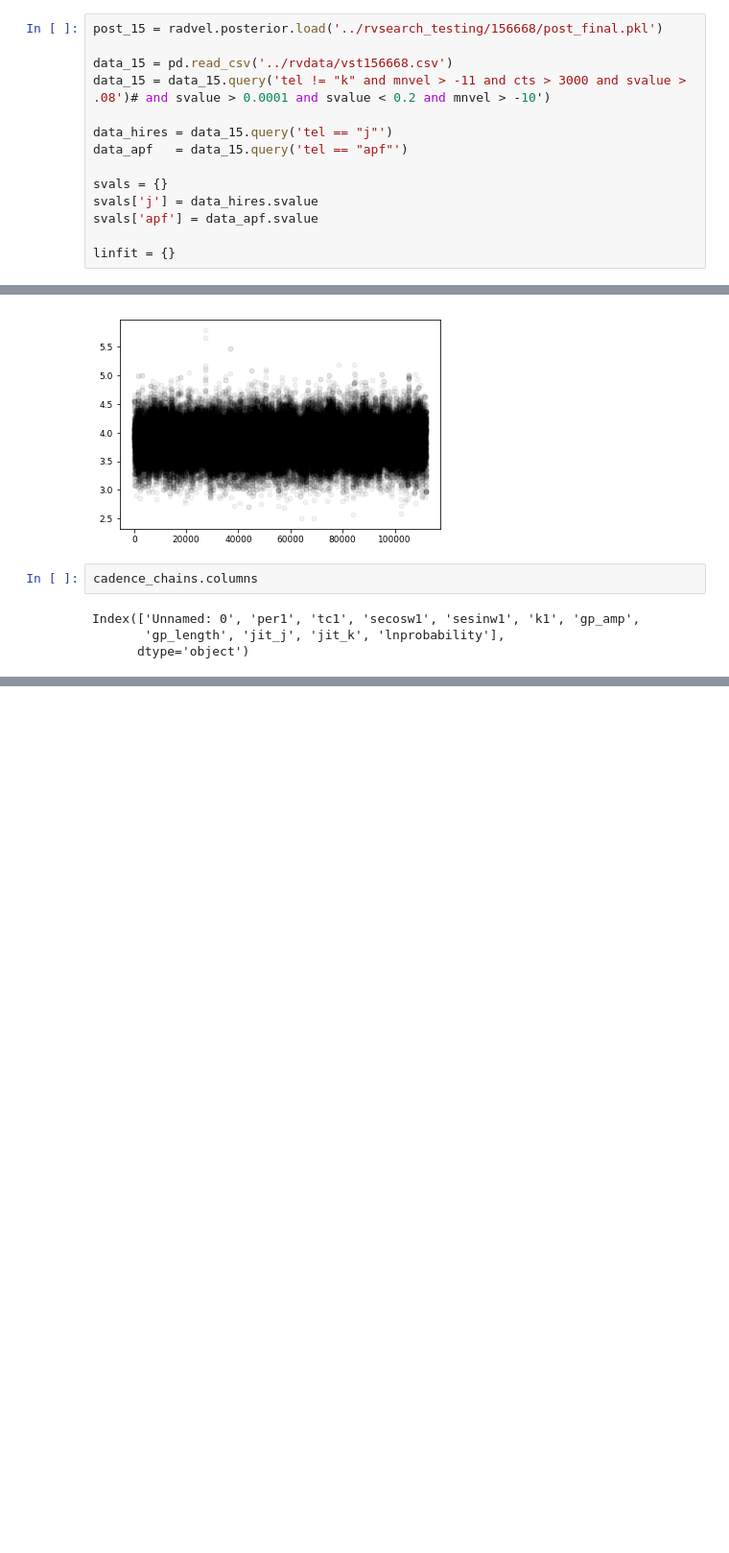
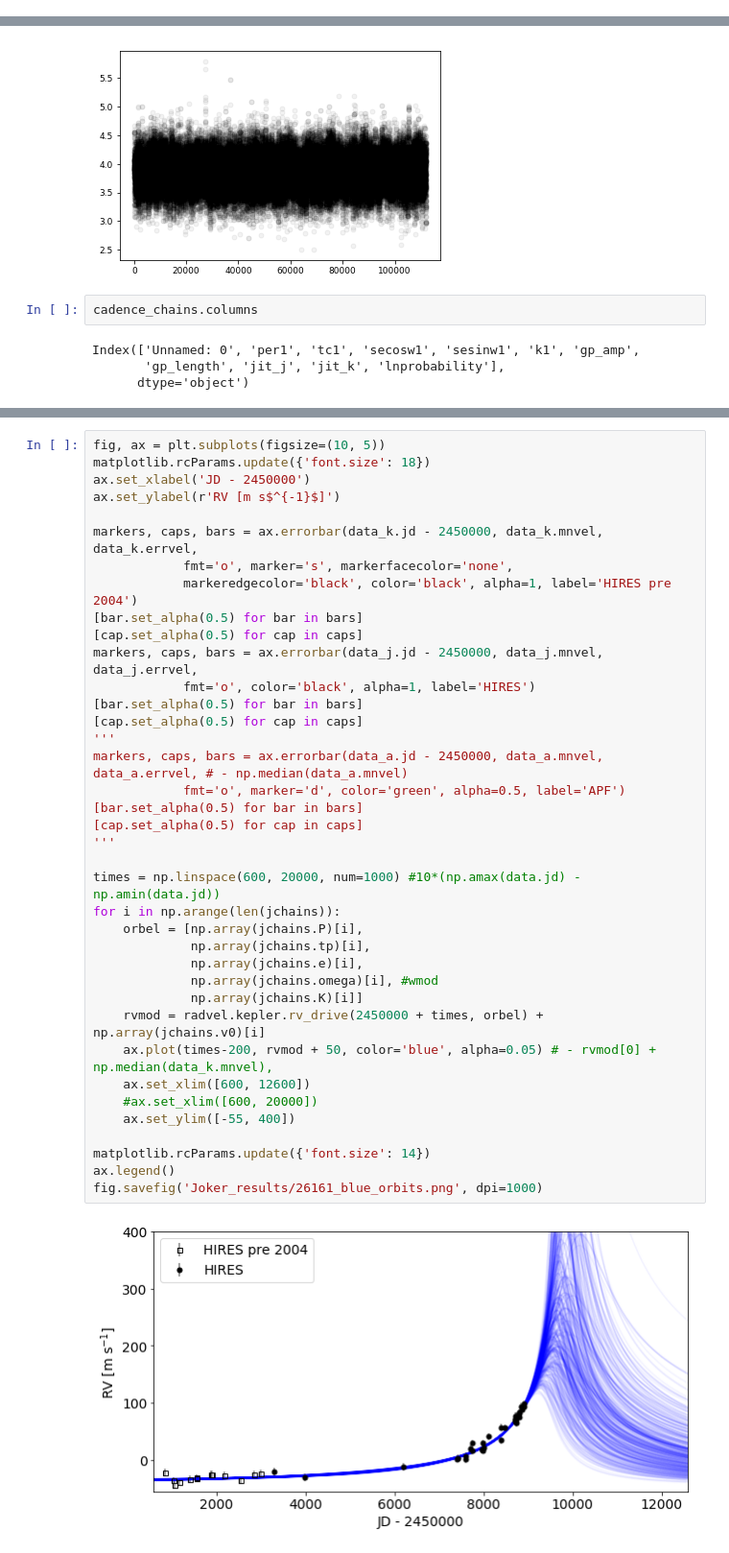
Before and after one commit to leerosenthalj/CLSI, a Jupyter notebook: Notebook_Processing.ipynb, the cells around one changed output, grey strips where cells are left out. Shown at 96% size. Drawn from its saved outputs; the diff is of its cells as text; blank space fills up the shorter version.

```diff
--- a/Notebook_Processing.ipynb
+++ b/Notebook_Processing.ipynb
@@ -396,14 +23,0 @@ chains.to_csv('168009_norm_chains.csv')
-# %%
-post_15 = radvel.posterior.load('../rvsearch_testing/156668/post_final.pkl')
-
-data_15 = pd.read_csv('../rvdata/vst156668.csv')
-data_15 = data_15.query('tel != "k" and mnvel > -11 and cts > 3000 and svalue > .08')# and svalue > 0.0001 and svalue < 0.2 and mnvel > -10')
-
-data_hires = data_15.query('tel == "j"')
-data_apf   = data_15.query('tel == "apf"')
-
-svals = {}
-svals['j'] = data_hires.svalue
-svals['apf'] = data_apf.svalue
-
-linfit = {}
@@ -751,0 +311,40 @@ Index(['Unnamed: 0', 'per1', 'tc1', 'secosw1', 'sesinw1', 'k1', 'gp_amp',
+# %%
+fig, ax = plt.subplots(figsize=(10, 5))
+matplotlib.rcParams.update({'font.size': 18})
+ax.set_xlabel('JD - 2450000')
+ax.set_ylabel(r'RV [m s$^{-1}$]')
+
+markers, caps, bars = ax.errorbar(data_k.jd - 2450000, data_k.mnvel, data_k.errvel,
+            fmt='o', marker='s', markerfacecolor='none',
+            markeredgecolor='black', color='black', alpha=1, label='HIRES pre 2004')
+[bar.set_alpha(0.5) for bar in bars]
+[cap.set_alpha(0.5) for cap in caps]
+markers, caps, bars = ax.errorbar(data_j.jd - 2450000, data_j.mnvel, data_j.errvel,
+            fmt='o', color='black', alpha=1, label='HIRES')
+[bar.set_alpha(0.5) for bar in bars]
+[cap.set_alpha(0.5) for cap in caps]
+'''
+markers, caps, bars = ax.errorbar(data_a.jd - 2450000, data_a.mnvel, data_a.errvel, # - np.median(data_a.mnvel)
+            fmt='o', marker='d', color='green', alpha=0.5, label='APF')
+[bar.set_alpha(0.5) for bar in bars]
+[cap.set_alpha(0.5) for cap in caps]
+'''
+
+times = np.linspace(600, 20000, num=1000) #10*(np.amax(data.jd) - np.amin(data.jd))
+for i in np.arange(len(jchains)):
+    orbel = [np.array(jchains.P)[i],
+             np.array(jchains.tp)[i],
+             np.array(jchains.e)[i],
+             np.array(jchains.omega)[i], #wmod
+             np.array(jchains.K)[i]]
+    rvmod = radvel.kepler.rv_drive(2450000 + times, orbel) + np.array(jchains.v0)[i]
+    ax.plot(times-200, rvmod + 50, color='blue', alpha=0.05) # - rvmod[0] + np.median(data_k.mnvel),
+    ax.set_xlim([600, 12600])
+    #ax.set_xlim([600, 20000])
+    ax.set_ylim([-55, 400])
+
+matplotlib.rcParams.update({'font.size': 14})
+ax.legend()
+fig.savefig('Joker_results/26161_blue_orbits.png', dpi=1000)
+# %% [output]
+[figure, added]
```
Also changed, not shown: parts of 46 cells of this notebook, 16 other files.
